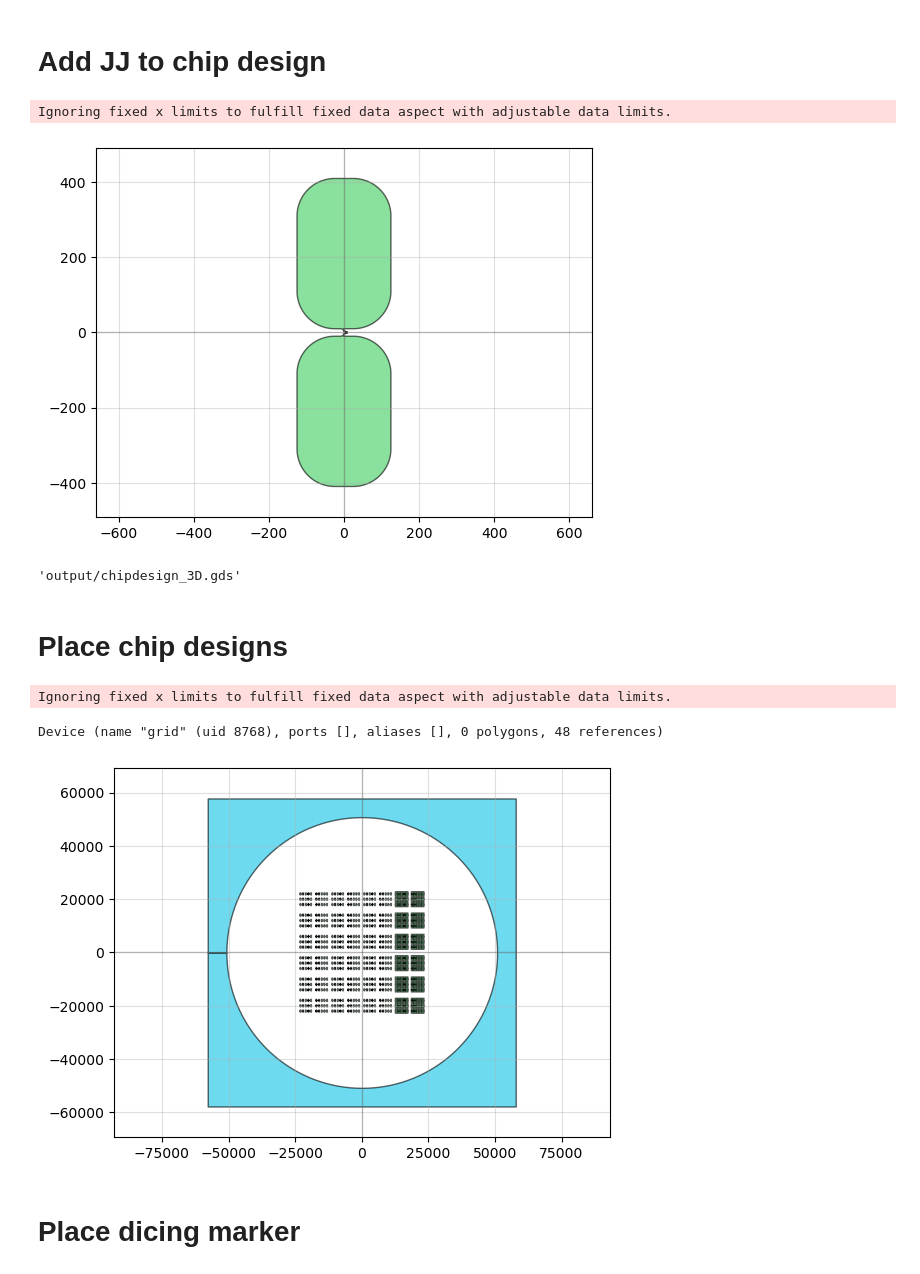
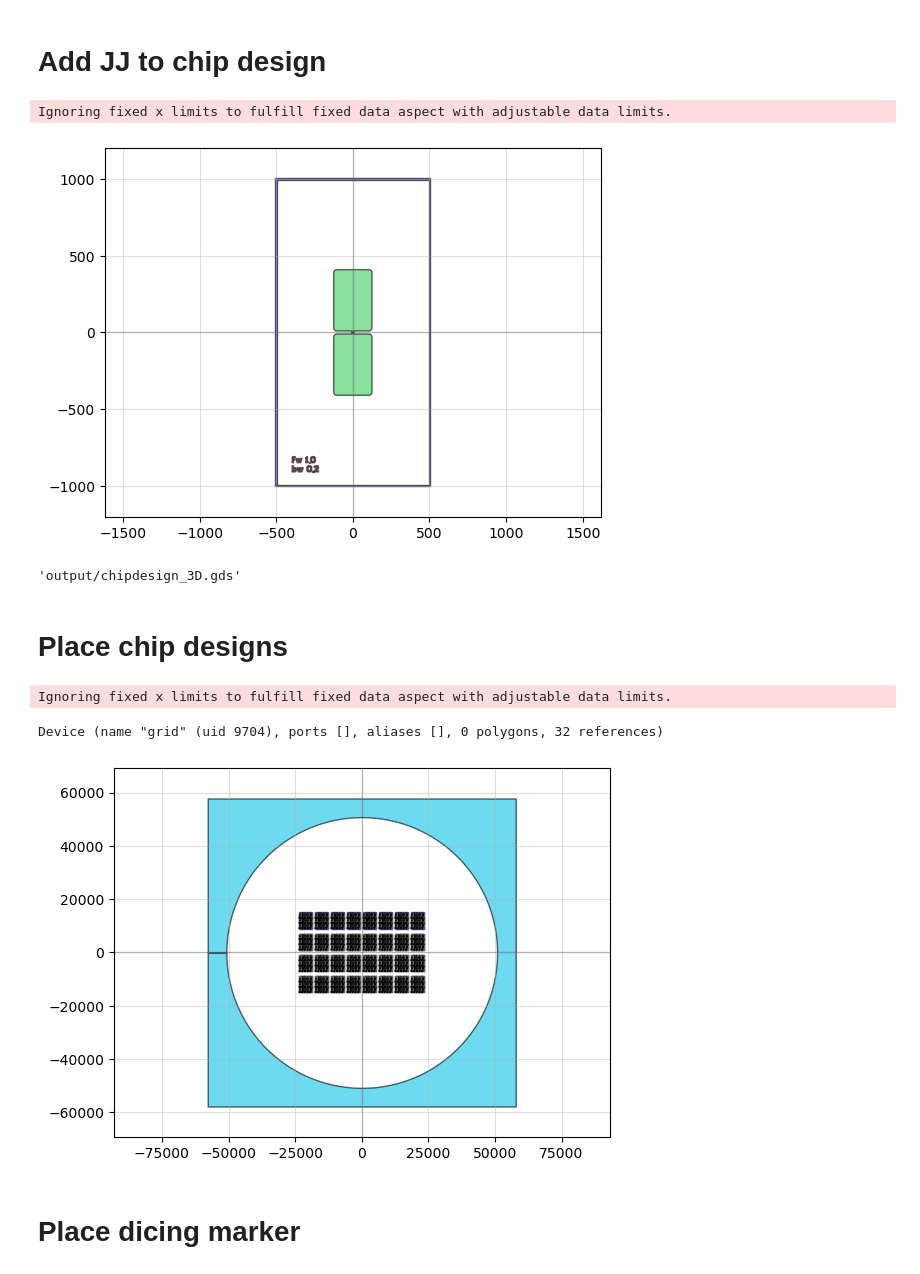
Before and after one commit to yminononono/Quantum-GDSDesign, a Jupyter notebook: transmon3D_photolitho.ipynb, the cells around one changed output. Saved outputs shown, nothing was run; the diff lists cells and outputs as text; code cells hidden in the pictures.

Commit message:
New design for photolitho only dolan transmons

```diff
--- a/transmon3D_photolitho.ipynb
+++ b/transmon3D_photolitho.ipynb
@@ -22,8 +22,8 @@ from functions import *
 # Read configuration file
 # %%
 wafertype = "silicon" # silicon or sapphire
-JJtype = "mh" # (mh or dl) manhattan or dolan
-Squid = False
+JJtype = "dolan" # manhattan or dolan
+Squid = True
 
 outname = "waferdesign_3D_" + wafertype + "_" + JJtype + "_photolitho"
 
@@ -31,7 +31,7 @@ config = load_config( f"config/common.yaml" )
 globals().update(config)
 qubit_templates.__dict__.update(config)
 
-config = load_config( f"config/manhattan_3D_{wafertype}_photolitho.yaml" )
+config = load_config( f"config/{JJtype}_3D_{wafertype}_photolitho.yaml" )
 globals().update(config)
 qubit_templates.__dict__.update(config)
 # %% [markdown]
@@ -84,23 +86,42 @@ Ignoring fixed x limits to fulfill fixed data aspect with adjustable data limits
 # %%
 def custom_chip(width, height, padsize = 'S'):
     chip = Device('chip')
     chip.add_ref(chipdesign[padsize])
 
-    JJ = device_JJ(width = width, JJtype = JJtype, squid = Squid , bandage = False, photolitho = True)
+    if JJtype == "dolan":
+        JJ = device_JJ(bridge_width = height, finger_width = width, JJtype = JJtype, squid = Squid , bandage = False, photolitho = True )
+    else:
+        JJ = device_JJ(width = width, JJtype = JJtype, squid = Squid , bandage = False, photolitho = True)
     chip.add_ref(JJ)
 
     chip = pg.union( chip )
-    chip.polygons[0].fillet( 20 )
+    for pol in chip.polygons: # unions are separated in dolan structure, so loop through all polygons
+        pol.fillet( Pad_JJ_rounding )
     chip = pg.union( chip )
+
+    text = eval(Text_string, {"width": width, "height": height})
+    move_x = Text_pos_x*0.5*Chip_size_x
+    move_y = Text_pos_y*0.5*Chip_size_y
+
+    T = pg.text(text, size=40, layer = 2)
+    T.move([move_x,move_y])
+    chip.add_ref(T)
+
+    FM=Device('frame')
+    new_Frame_width = 0.1*Frame_width
+    rectangle = pg.rectangle((Chip_size_x - new_Frame_width, Chip_size_y - new_Frame_width), Frame_layer)
+    FM.add_ref( pg.invert(rectangle, border = new_Frame_width, precision = 1e-6, layer = Frame_layer) )
+    FM.center = (0, 0)
+    chip.add_ref(FM)
 
     return chip
 
 chip = custom_chip(width = 1.0, height = 0.2)
 qp(chip)
 chip.write_gds('output/chipdesign_3D')
 # %% [output]
 Ignoring fixed x limits to fulfill fixed data aspect with adjustable data limits.
-[figure, old version]
+[figure, new version]
 'output/chipdesign_3D.gds'
 # %% [markdown]
 # Place chip designs
@@ -171,8 +192,8 @@ else:
     qp(wafer)
 # %% [output]
 Ignoring fixed x limits to fulfill fixed data aspect with adjustable data limits.
-Device (name "grid" (uid 8768), ports [], aliases [], 0 polygons, 48 references)
+Device (name "grid" (uid 9704), ports [], aliases [], 0 polygons, 32 references)
-[figure, old version]
+[figure, new version]
 # %% [markdown]
 # Place dicing marker
 # %%
```
Also changed, not shown: parts of 4 cells of this notebook, 4 other files.
